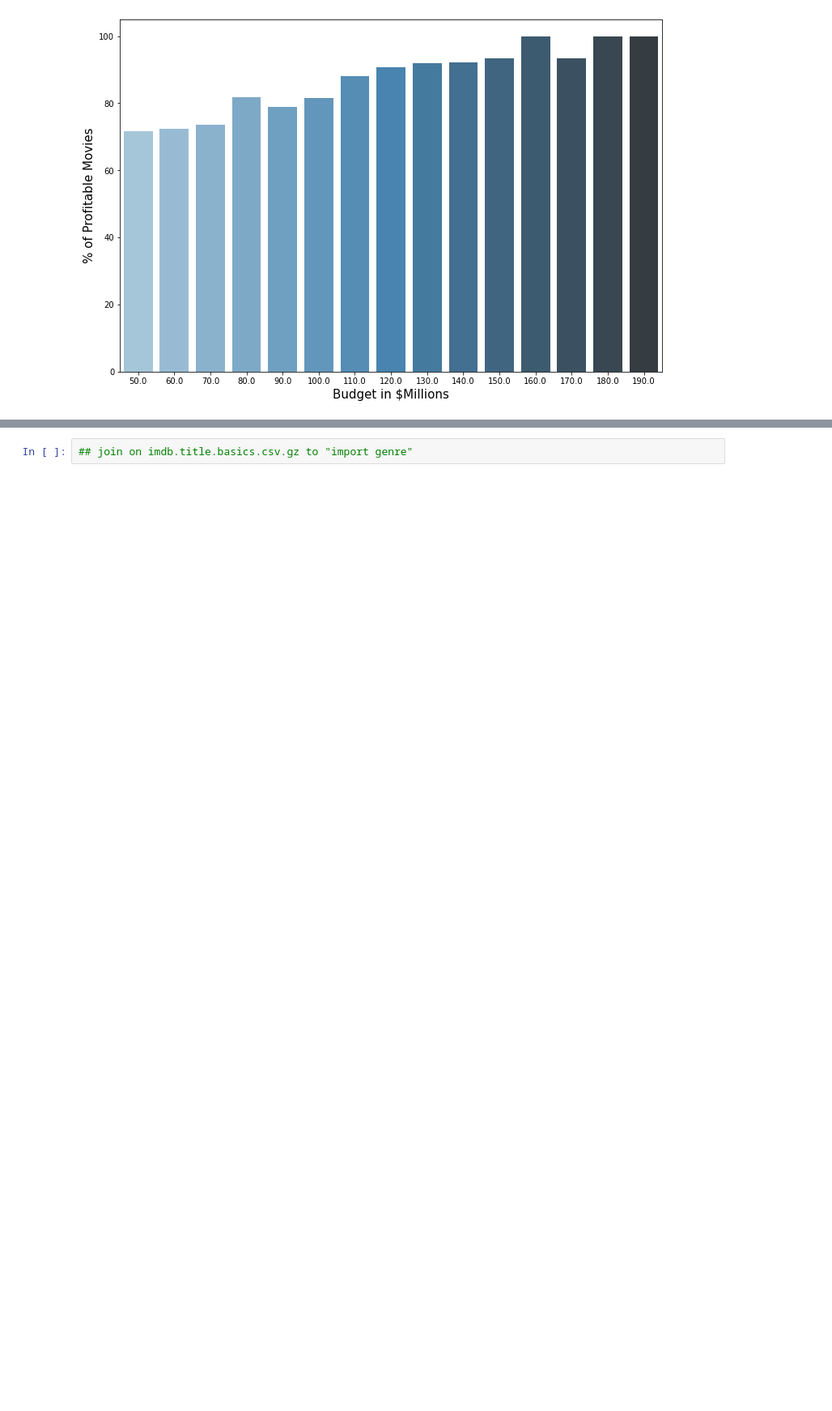
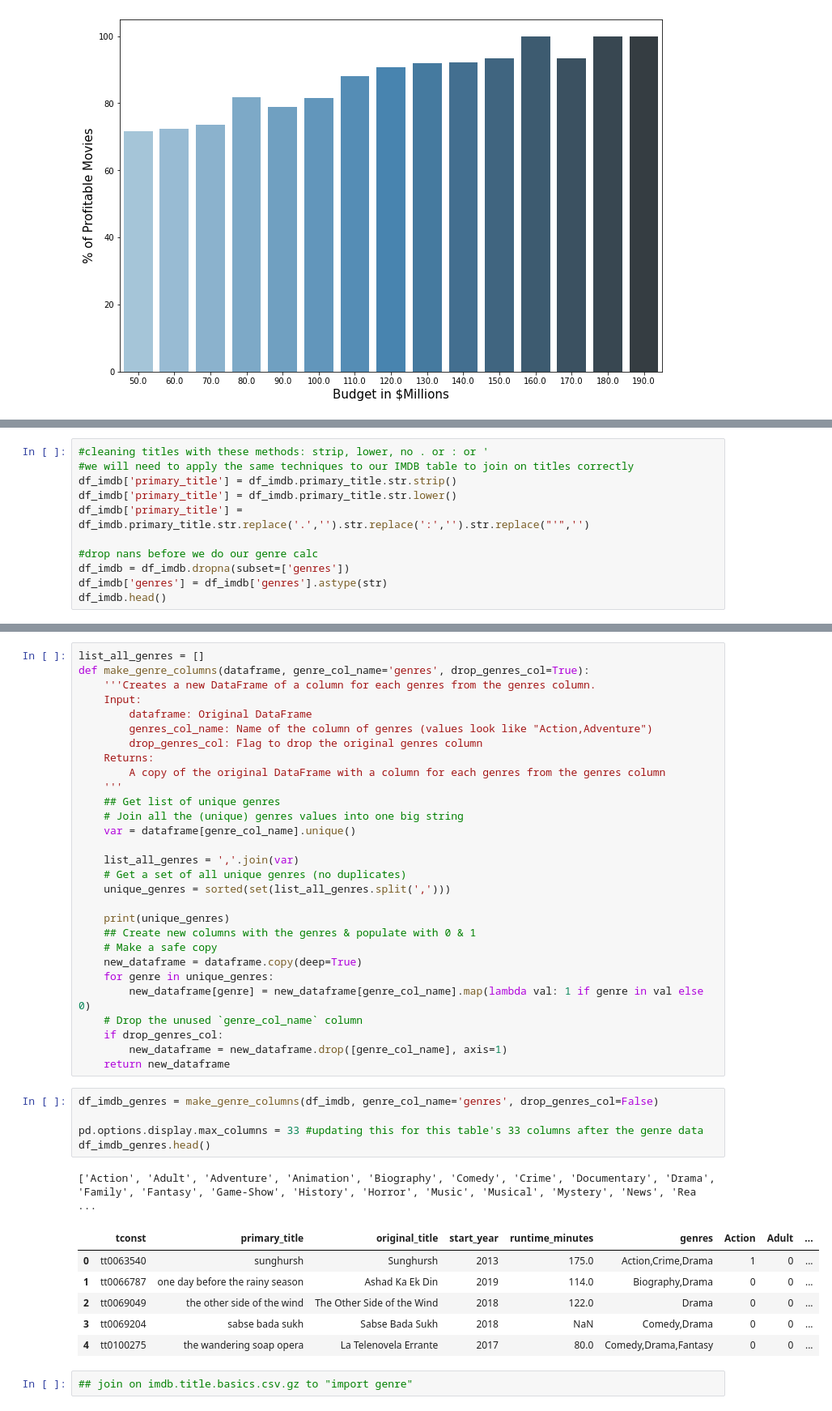
Before and after one commit to ewehmueller/movie-analysis, a Jupyter notebook: movie-analysis.ipynb, the cells around one changed output, grey strips where cells are left out. Shown at 81% size. Saved outputs shown, nothing was run; the diff lists cells and outputs as text; blank space fills up the shorter version.

```diff
--- a/movie-analysis.ipynb
+++ b/movie-analysis.ipynb
@@ -474,0 +524,11 @@ Let's get back to our initial goal, trying to find insights about the profitabil
+# %%
+#cleaning titles with these methods: strip, lower, no . or : or '
+#we will need to apply the same techniques to our IMDB table to join on titles correctly
+df_imdb['primary_title'] = df_imdb.primary_title.str.strip()
+df_imdb['primary_title'] = df_imdb.primary_title.str.lower()
+df_imdb['primary_title'] = df_imdb.primary_title.str.replace('.','').str.replace(':','').str.replace("'",'')
+
+#drop nans before we do our genre calc
+df_imdb = df_imdb.dropna(subset=['genres'])
+df_imdb['genres'] = df_imdb['genres'].astype(str)
+df_imdb.head()
@@ -475,3 +542,45 @@ Let's get back to our initial goal, trying to find insights about the profitabil
+# %%
+list_all_genres = []
+def make_genre_columns(dataframe, genre_col_name='genres', drop_genres_col=True):
+    '''Creates a new DataFrame of a column for each genres from the genres column.
+    Input:
+        dataframe: Original DataFrame
+        genres_col_name: Name of the column of genres (values look like "Action,Adventure")
+        drop_genres_col: Flag to drop the original genres column
+    Returns:
+        A copy of the original DataFrame with a column for each genres from the genres column
+    '''
+    ## Get list of unique genres
+    # Join all the (unique) genres values into one big string
+    var = dataframe[genre_col_name].unique()
+
+    list_all_genres = ','.join(var)
+    # Get a set of all unique genres (no duplicates)
+    unique_genres = sorted(set(list_all_genres.split(',')))
+
+    print(unique_genres)
+    ## Create new columns with the genres & populate with 0 & 1
+    # Make a safe copy
+    new_dataframe = dataframe.copy(deep=True)
+    for genre in unique_genres:
+        new_dataframe[genre] = new_dataframe[genre_col_name].map(lambda val: 1 if genre in val else 0)
+    # Drop the unused `genre_col_name` column
+    if drop_genres_col:
+        new_dataframe = new_dataframe.drop([genre_col_name], axis=1)
+    return new_dataframe
+# %%
+df_imdb_genres = make_genre_columns(df_imdb, genre_col_name='genres', drop_genres_col=False)
+
+pd.options.display.max_columns = 33 #updating this for this table's 33 columns after the genre data
+df_imdb_genres.head()
+# %% [output]
+['Action', 'Adult', 'Adventure', 'Animation', 'Biography', 'Comedy', 'Crime', 'Documentary', 'Drama', 'Family', 'Fantasy', 'Game-Show', 'History', 'Horror', 'Music', 'Musical', 'Mystery', 'News', 'Rea ...
+|  | tconst | primary_title | original_title | start_year | runtime_minutes | genres | Action | Adult | ... |
+| 0 | tt0063540 | sunghursh | Sunghursh | 2013 | 175.0 | Action,Crime,Drama | 1 | 0 | ... |
+| 1 | tt0066787 | one day before the rainy season | Ashad Ka Ek Din | 2019 | 114.0 | Biography,Drama | 0 | 0 | ... |
+| 2 | tt0069049 | the other side of the wind | The Other Side of the Wind | 2018 | 122.0 | Drama | 0 | 0 | ... |
+| 3 | tt0069204 | sabse bada sukh | Sabse Bada Sukh | 2018 | NaN | Comedy,Drama | 0 | 0 | ... |
+| 4 | tt0100275 | the wandering soap opera | La Telenovela Errante | 2017 | 80.0 | Comedy,Drama,Fantasy | 0 | 0 | ... |
 # %%
 ## join on imdb.title.basics.csv.gz to "import genre"
 # %%
```
Also changed, not shown: parts of 14 cells of this notebook.
